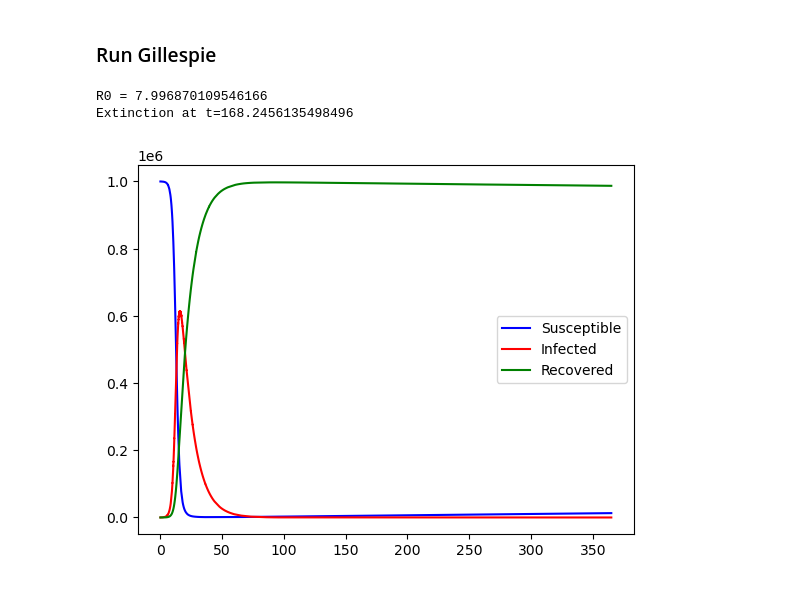
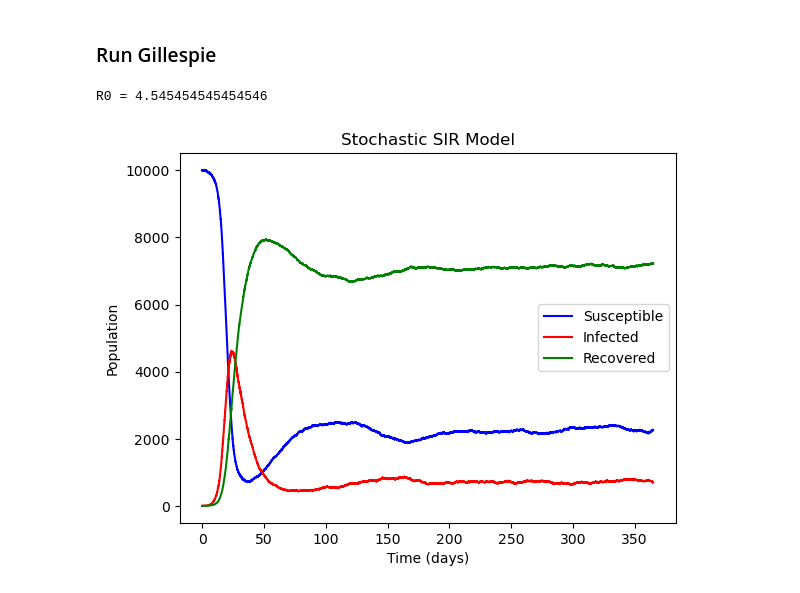
Before and after one commit to kylehtunis/stochastic-modeling, a Jupyter notebook: problem1.ipynb, the cells around one changed output. Cells and saved outputs as stored; diff of their text form; code cells hidden in the pictures.

Commit message:
stochastic vs deterministic

```diff
--- a/problem1.ipynb
+++ b/problem1.ipynb
@@ -16,6 +16,9 @@ class Population:
 
     def N(self):
         return self.X + self.Y + self.Z
+
+    def tuple(self):
+        return (self.X, self.Y, self.Z)
 
 class Gillespie_Parameters:
     def __init__(self, population: Population, beta, gamma, mu):
@@ -135,29 +138,32 @@ def standardize_timesteps(data, interval, max_t):
 ### Run Gillespie
 # %%
 import matplotlib.pyplot as plt
+import copy
 
-population_size = 1e6
-initial_infected = 100
+population_size = 1e4
+initial_infected = 5
 initial_population = Population(population_size - initial_infected, initial_infected, 0)
-beta = 0.8
+beta = 0.5
 gamma = 0.1
-mu = 1 / (70*365)
+mu = 1 / 100
 sim_length = 365
 data_interval = 1
 
 r0 = beta / (gamma + mu)
 print(f'R0 = {r0}')
 
-params = Gillespie_Parameters(initial_population, beta, gamma, mu)
+params = Gillespie_Parameters(copy.deepcopy(initial_population), beta, gamma, mu)
 res = gillespie(params, events, sim_length)
 res_standardized = standardize_timesteps(res, data_interval, sim_length)
 
 plt.plot(res[0], res[1], 'b', label='Susceptible')
 plt.plot(res[0], res[2], 'r', label='Infected')
 plt.plot(res[0], res[3], 'g', label='Recovered')
 plt.legend(loc='right')
+plt.xlabel('Time (days)')
+plt.ylabel('Population')
+plt.title('Stochastic SIR Model')
 plt.show()
 # %% [output]
-R0 = 7.996870109546166
-Extinction at t=168.2456135498496
+R0 = 4.545454545454546
-[figure, old version]
+[figure, new version]
```
Also changed, not shown: parts of 2 cells of this notebook.
